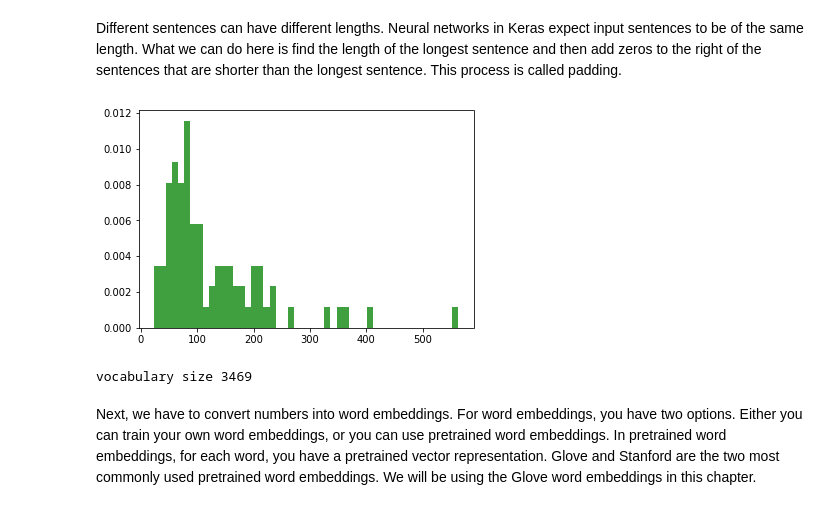
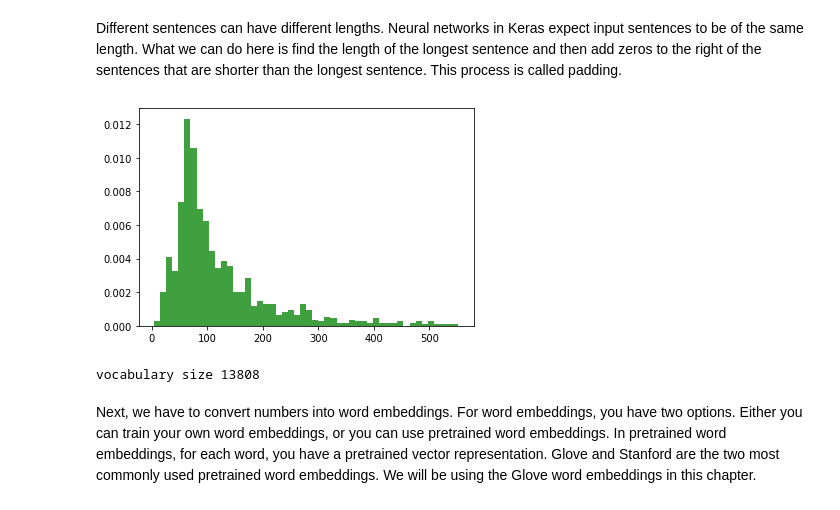
Before and after one commit to ndah-e/Natural-language-processing-course, a Jupyter notebook: notebooks/Text_classification.ipynb, the cells around one changed output. Cells and saved outputs as stored; diff of their text form; code cells hidden in the pictures.

```diff
--- a/notebooks/Text_classification.ipynb
+++ b/notebooks/Text_classification.ipynb
@@ -34,7 +34,7 @@ data.head()
 | 4 | Petter Mattei's "Love in the Time... | positive |
 # %%
 # randomly select a subset
-# data = data.sample(n = 100)
+data = data.sample(n = 1000)
 # %%
 # drop any row without review or sentiment
 data.dropna(axis=0, subset=('review', 'sentiment'), inplace=True)
@@ -267,19 +268,19 @@ X_test = tokenizer.texts_to_sequences(X_test)
 # %% [markdown]
 Different sentences can have different lengths. Neural networks in Keras expect input sentences to be of the same length. What we can do here is find the length of the longest sentence and then add zeros to the right of the sentences that are shorter than the longest sentence. This process is called padding.
 # %%
-review_lens = X_train.map(lambda x: len(x))
+review_lens = X.apply(lambda x: len(x))
 n, bins, patches = plt.hist(review_lens, 50, density=True, facecolor='g', alpha=0.75)
 # %% [output]
-[figure, old version]
+[figure, new version]
 # %%
 vocab_size = len(tokenizer.word_index) + 1
 print("vocabulary size", vocab_size)
 
 maxlen = 200
 X_train=pad_sequences(X_train, padding='post' ,maxlen=maxlen)
-X_test=pad_sequences(X_test,padding='post' ,maxlen=maxlen)
+X_test=pad_sequences(X_test, padding='post' ,maxlen=maxlen)
 # %% [output]
-vocabulary size 3469
+vocabulary size 13808
 # %% [markdown]
 Next, we have to convert numbers into word embeddings. For word embeddings, you have two options. Either you can train your own word embeddings, or you can use pretrained word embeddings. In pretrained word embeddings, for each word, you have a pretrained vector representation. Glove and Stanford are the two most commonly used pretrained word embeddings. We will be using the Glove word embeddings in this chapter.
 # %%
```
Also changed, not shown: parts of 17 cells of this notebook, 11 other files.
